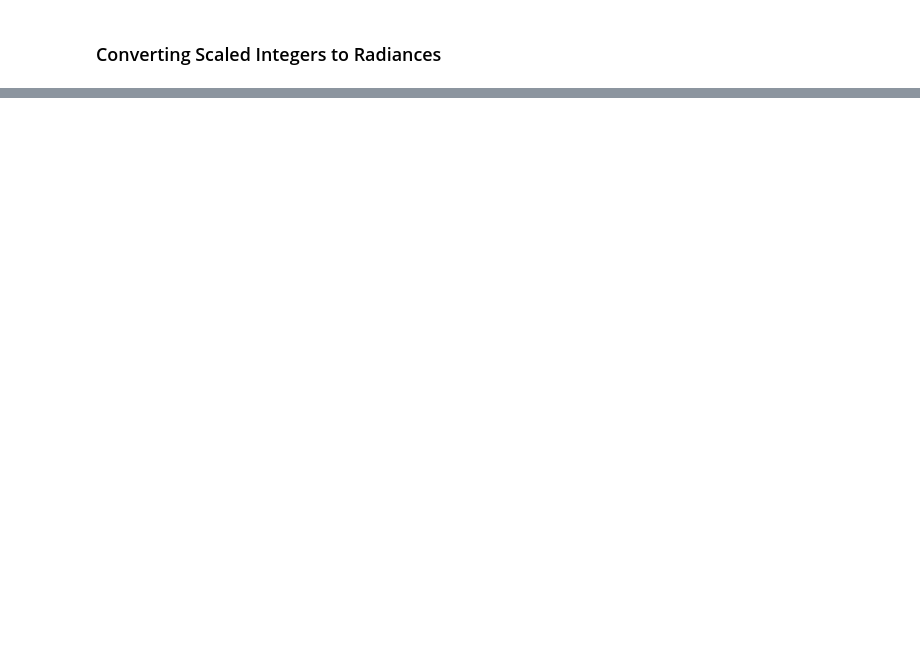
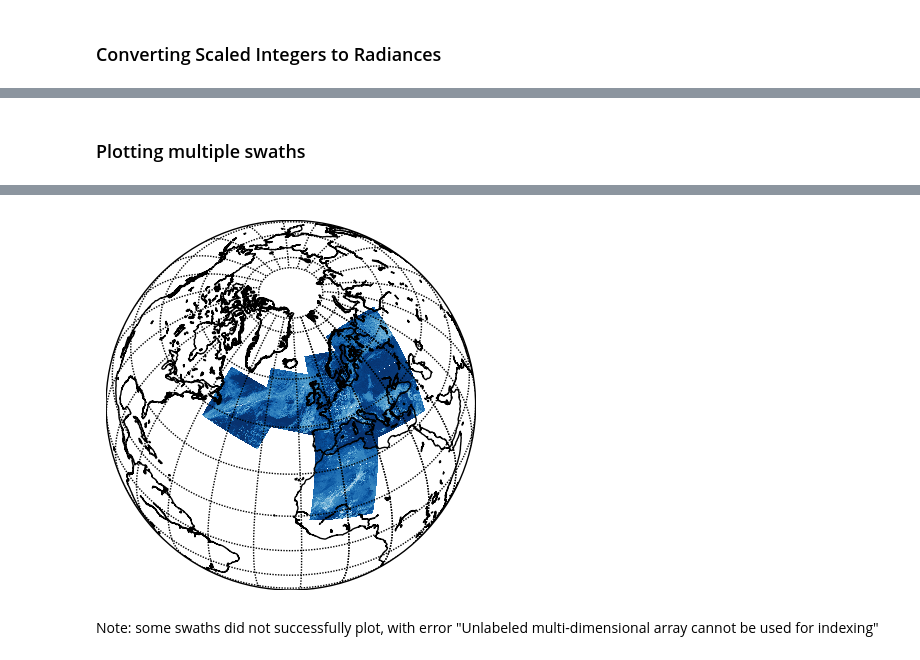
Before and after one commit to spaceml-org/rs_tools, a Jupyter notebook: notebooks/dev/modis/0.3-MODIS-distortion-investigation.ipynb, the cells around one changed output, grey strips where cells are left out. Saved outputs shown, nothing was run; the diff lists cells and outputs as text; code cells hidden in the pictures; blank space fills up the shorter version.

```diff
--- a/notebooks/dev/modis/0.3-MODIS-distortion-investigation.ipynb
+++ b/notebooks/dev/modis/0.3-MODIS-distortion-investigation.ipynb
@@ -14,3 +18,14 @@ import xarray as xr
 
 os.environ['EARTHDATA_USERNAME'] = ''
 os.environ['EARTHDATA_PASSWORD'] = ''
+# %%
+def convert_integers2radiances(ds,
+                               variable= 'EV_250_Aggr1km_RefSB',
+                               n=0): # TODO: expand to correct all channels
+
+    data = ds[variable][n]
+    radiance_scale = ds[variable].radiance_scales
+    radiance_offsets = ds[variable].radiance_offsets
+    corrected_data = (data - radiance_offsets[n])*radiance_scale[n]
+
+    return corrected_data
@@ -183,0 +325,33 @@ ds.EV_250_Aggr1km_RefSB[0].shape
+# %% [markdown]
+### Plotting multiple swaths
+# %%
+fig = plt.figure()
+
+ax = fig.add_subplot(111)
+ax.patch.set_facecolor((0.75,0.75,0.75))
+
+setup_plot = True
+
+for file in os.listdir('./modisdata/earthaccess2/'):
+    if file.startswith('MOD02'):
+        ds = xr.open_dataset('./modisdata/earthaccess2/'+file, engine='netcdf4')
+        corrected_data = convert_integers2radiances(ds)
+        lat = ds.Latitude
+        lon = ds.Longitude
+        interp_lat, interp_lon = interp_coords(lat, lon, desired_size=corrected_data.shape)
+        lat_0, lon_0 = get_central_coords(interp_lat, interp_lon)
+        llx, lly, urx, ury = get_corner_coords(lat_0, lon_0, interp_lat, interp_lon)
+
+        if setup_plot:
+            m = Basemap(projection='ortho',lon_0=lon_0,lat_0=lat_0,resolution='l')
+            setup_plot = False
+
+        lons, lats = m(interp_lon, interp_lat)
+        m.pcolormesh(lons, lats, corrected_data, shading='auto', cmap='Blues_r')
+
+m.drawcoastlines()
+m.drawparallels(np.arange(-90.,90.,15.), color='k', labels=[True,False,False,False])
+m.drawmeridians(np.arange(0.,420.,15.), color='k', labels=[False,False,False,True])
+
+plt.show()
+# %% [output]
@@ -183,0 +359,3 @@ ds.EV_250_Aggr1km_RefSB[0].shape
+[figure, added]
+# %% [markdown]
+Note: some swaths did not successfully plot, with error "Unlabeled multi-dimensional array cannot be used for indexing"
```
Also changed, not shown: parts of 39 cells of this notebook.
